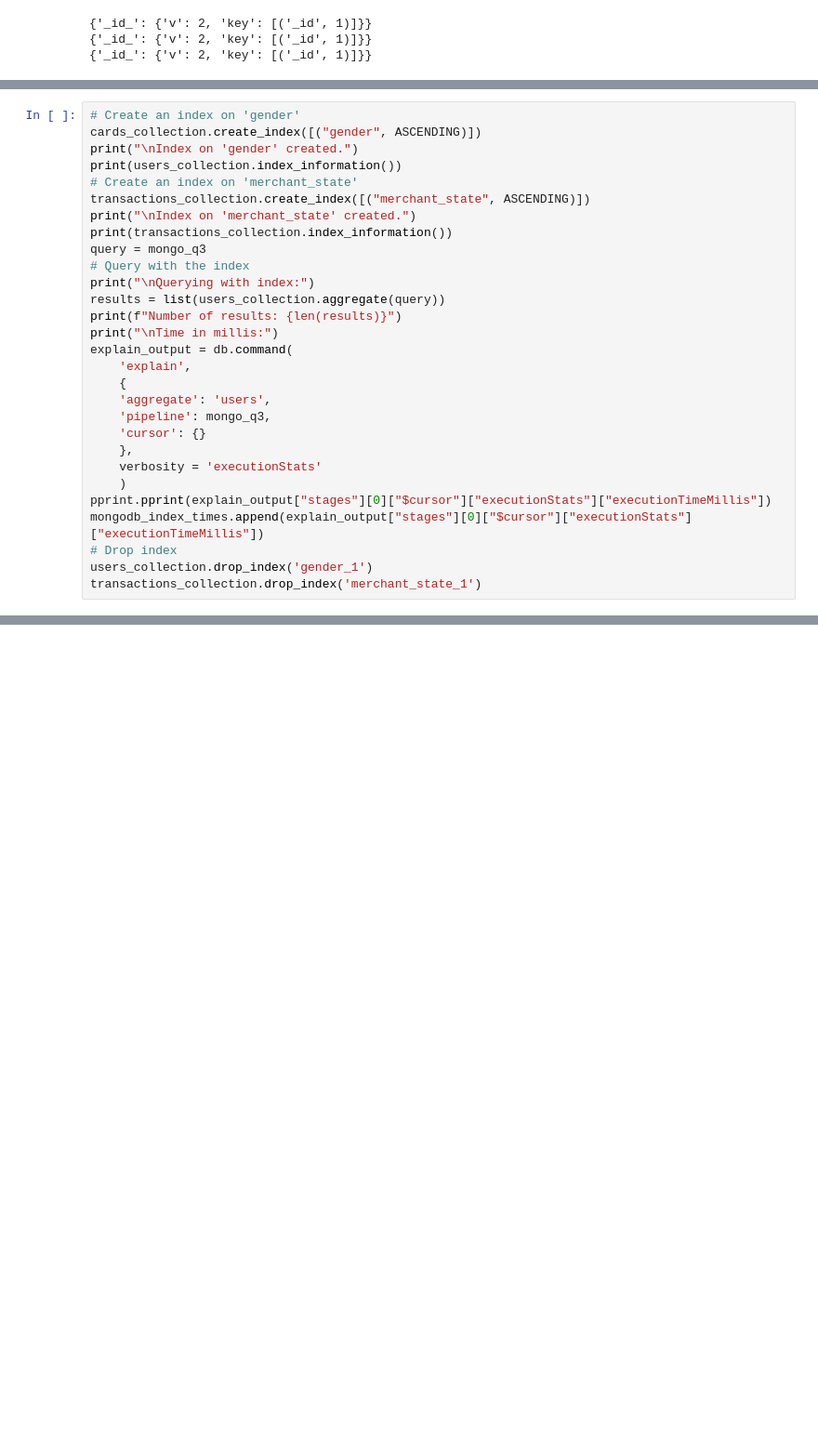
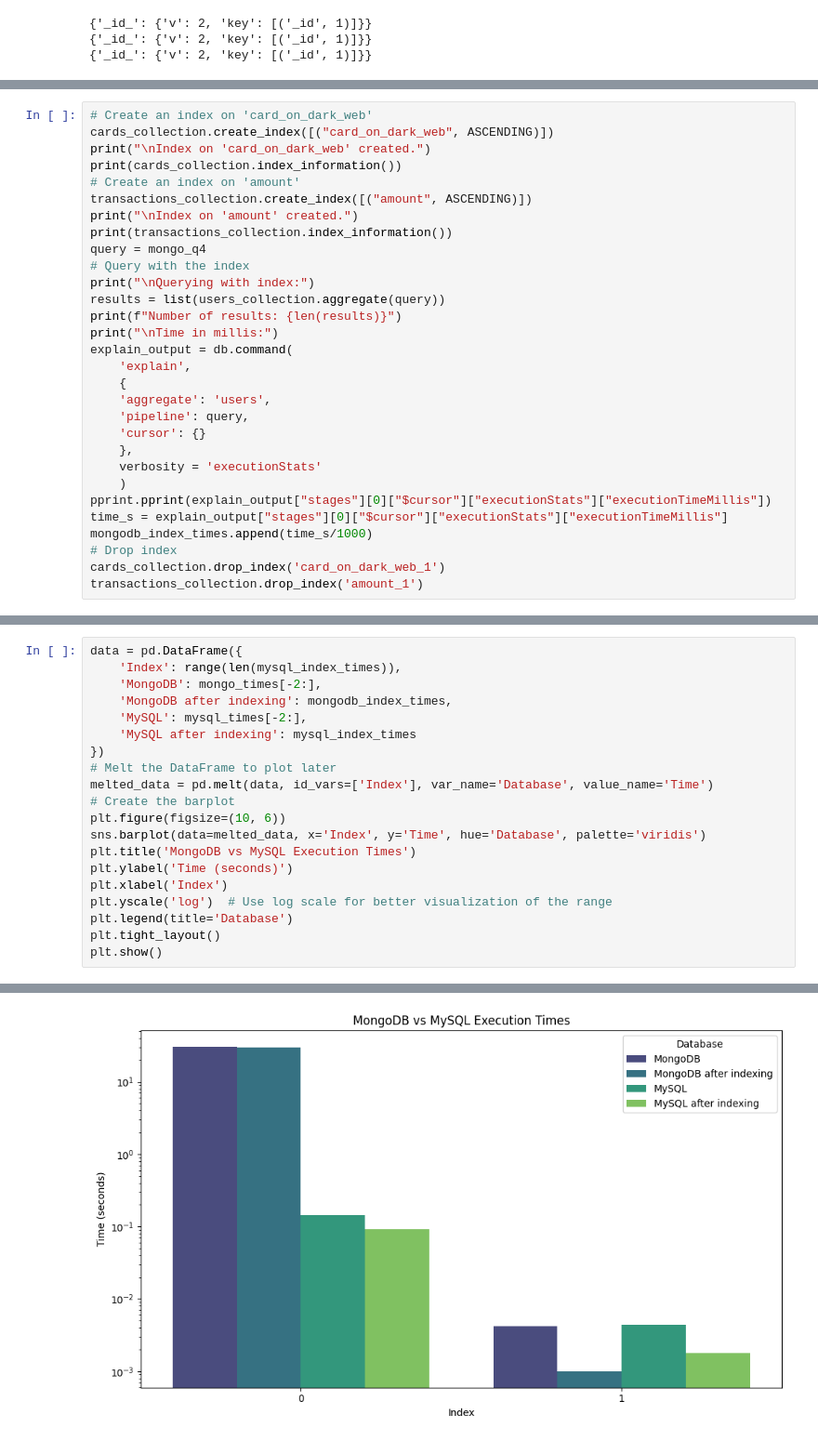
Before and after one commit to josedallatorre/adb-project, a Jupyter notebook: BDA2425_G25_P1.ipynb, the cells around one changed output, grey strips where cells are left out. Shown at 93% size. Cells and saved outputs as stored; diff of their text form; blank space fills up the shorter version.

Commit message:
feat: indexing on 4th query mongodb and plot of the results

```diff
--- a/BDA2425_G25_P1.ipynb
+++ b/BDA2425_G25_P1.ipynb
@@ -939,13 +932,13 @@ Time in millis:
 # %%
-# Create an index on 'gender'
-cards_collection.create_index([("gender", ASCENDING)])
-print("\nIndex on 'gender' created.")
-print(users_collection.index_information())
-# Create an index on 'merchant_state'
-transactions_collection.create_index([("merchant_state", ASCENDING)])
-print("\nIndex on 'merchant_state' created.")
+# Create an index on 'card_on_dark_web'
+cards_collection.create_index([("card_on_dark_web", ASCENDING)])
+print("\nIndex on 'card_on_dark_web' created.")
+print(cards_collection.index_information())
+# Create an index on 'amount'
+transactions_collection.create_index([("amount", ASCENDING)])
+print("\nIndex on 'amount' created.")
 print(transactions_collection.index_information())
-query = mongo_q3
+query = mongo_q4
 # Query with the index
 print("\nQuerying with index:")
 results = list(users_collection.aggregate(query))
@@ -955,13 +948,14 @@ explain_output = db.command(
     'explain',
     {
     'aggregate': 'users',
-    'pipeline': mongo_q3,
+    'pipeline': query,
     'cursor': {}
     },
     verbosity = 'executionStats'
     )
 pprint.pprint(explain_output["stages"][0]["$cursor"]["executionStats"]["executionTimeMillis"])
-mongodb_index_times.append(explain_output["stages"][0]["$cursor"]["executionStats"]["executionTimeMillis"])
+time_s = explain_output["stages"][0]["$cursor"]["executionStats"]["executionTimeMillis"]
+mongodb_index_times.append(time_s/1000)
 # Drop index
-users_collection.drop_index('gender_1')
-transactions_collection.drop_index('merchant_state_1')
+cards_collection.drop_index('card_on_dark_web_1')
+transactions_collection.drop_index('amount_1')
@@ -967,0 +974,21 @@ transactions_collection.drop_index('merchant_state_1')
+# %%
+data = pd.DataFrame({
+    'Index': range(len(mysql_index_times)),
+    'MongoDB': mongo_times[-2:],
+    'MongoDB after indexing': mongodb_index_times,
+    'MySQL': mysql_times[-2:],
+    'MySQL after indexing': mysql_index_times
+})
+# Melt the DataFrame to plot later
+melted_data = pd.melt(data, id_vars=['Index'], var_name='Database', value_name='Time')
+# Create the barplot
+plt.figure(figsize=(10, 6))
+sns.barplot(data=melted_data, x='Index', y='Time', hue='Database', palette='viridis')
+plt.title('MongoDB vs MySQL Execution Times')
+plt.ylabel('Time (seconds)')
+plt.xlabel('Index')
+plt.yscale('log')  # Use log scale for better visualization of the range
+plt.legend(title='Database')
+plt.tight_layout()
+plt.show()
+# %% [output]
@@ -967,0 +997 @@ transactions_collection.drop_index('merchant_state_1')
+[figure, added]
```
Also changed, not shown: parts of 10 cells of this notebook.
